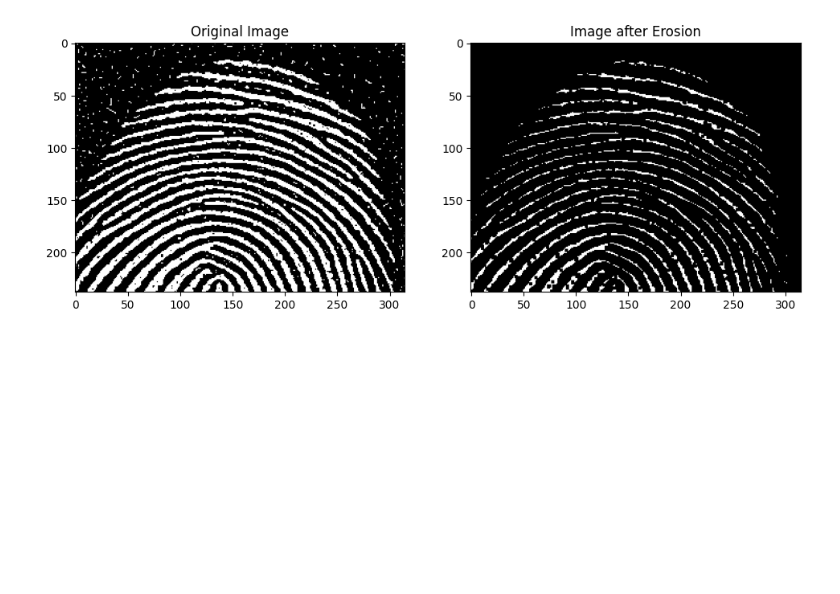
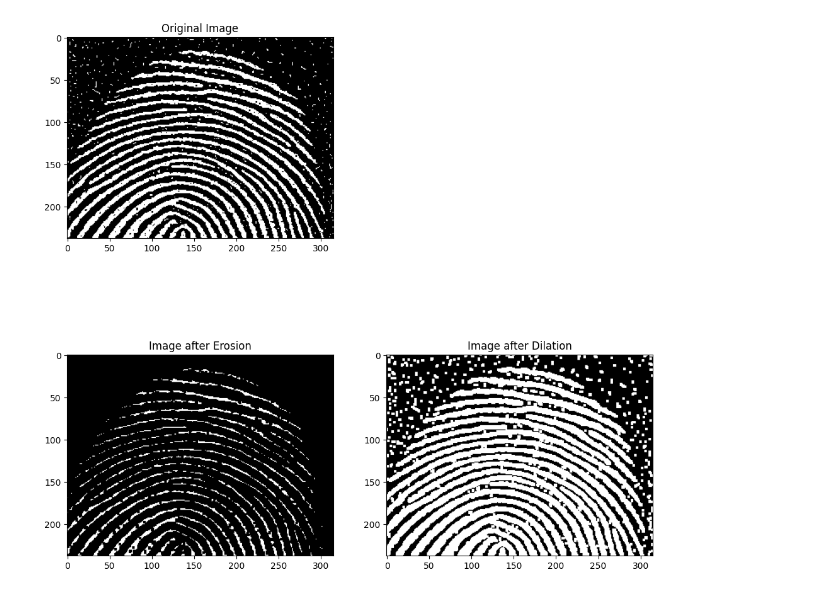
Before and after one commit to fahimahammed/digital-image-processing, a Jupyter notebook: 5-morphological-operations/a-erosion-and-dilation-operations.ipynb, the cells around one changed output. Drawn from its saved outputs; the diff is of its cells as text; code cells hidden in the pictures; blank space fills up the shorter version.

Commit message:
Erosion and Dilation operations

```diff
--- a/5-morphological-operations/a-erosion-and-dilation-operations.ipynb
+++ b/5-morphological-operations/a-erosion-and-dilation-operations.ipynb
@@ -23,6 +23,27 @@ def erosion(image, structuringElement):
             erodedImage[i, j] = 255 if fit else 0
 
     return np.uint8(erodedImage)
+# %%
+def dilation(image, structuringElement):
+    dilatedImage = image.copy()
+    structuringElement = structuringElement * 255
+    offset = structuringElement.shape[0] // 2
+    height, width = image.shape
+
+    for i in range(height):
+        for j in range(width):
+            hit = False
+
+            for x in range(-offset, offset + 1):
+                for y in range(-offset, offset + 1):
+                    if ((i + x) >= 0 and (i + x) < height and (j + y) >= 0 and (j + y) < width):
+                        sx, sy = x + offset, y + offset
+
+                        if (structuringElement[x, y] and image[i + x, j + y] == structuringElement[sx, sy]):
+                            hit = True
+            dilatedImage[i, j] = 255 if hit else 0
+
+    return np.uint8(dilatedImage)
 # %%
 originalImage = cv2.imread("../photos/Noisy Fingerprint 315x238.tif", cv2.IMREAD_GRAYSCALE)
 #originalImage = cv2.resize(originalImage, (512, 512))
@@ -40,12 +61,14 @@ def plotImage(row, col, index, image, title):
         plt.imshow(image, cmap='gray')  # Display real part
     plt.title(title)
 # %%
-plt.figure(figsize=(18, 6))
+plt.figure(figsize=(12, 12))
 
-plotImage(1, 3, 1, originalImage, "Original Image")
+plotImage(2, 2, 1, originalImage, "Original Image")
 
 erodedImage = erosion(originalImage, structuringElement)
-plotImage(1, 3, 2, erodedImage, "Image after Erosion")
-# plotImage(1, 3, 3, magnitudeSpectrum, "DFT Magnitude Spectrum")
+plotImage(2, 2, 3, erodedImage, "Image after Erosion")
+
+dilatedImage = dilation(originalImage, structuringElement)
+plotImage(2, 2, 4, dilatedImage, "Image after Dilation")
 # %% [output]
-[figure, old version]
+[figure, new version]
```
